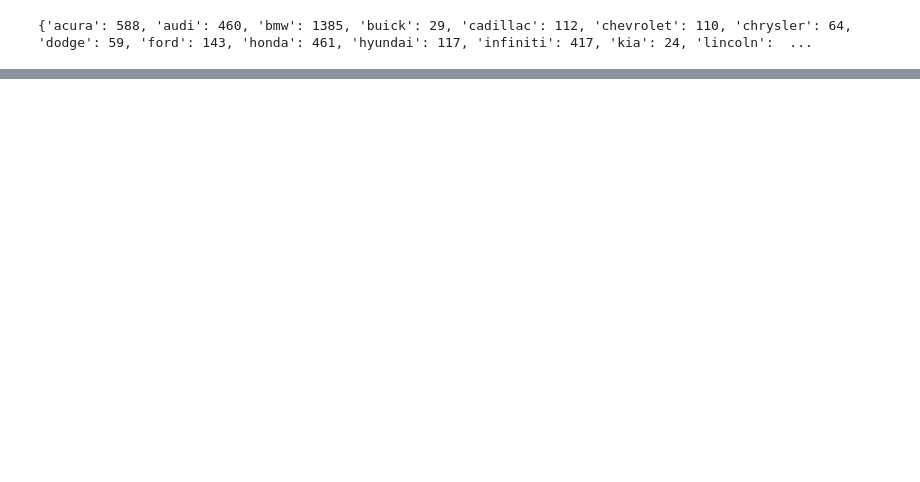
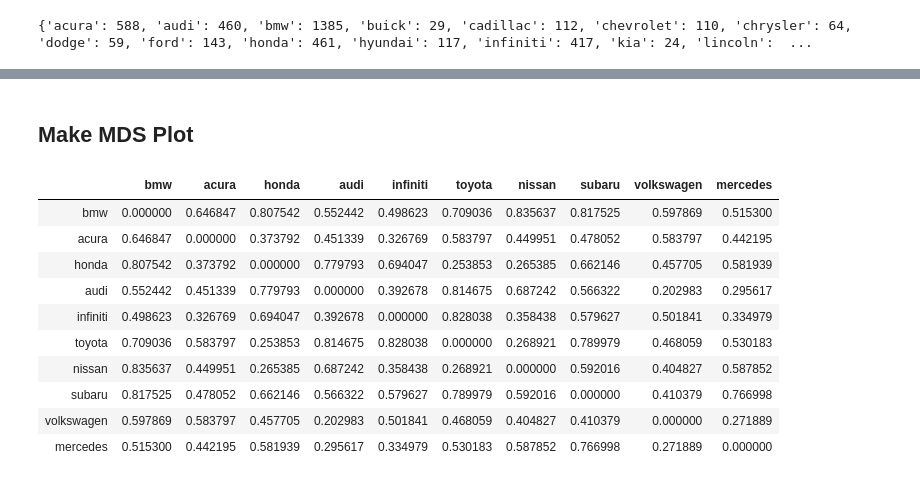
Before and after one commit to datajake-hill/text_hw1, a Jupyter notebook: HW1_Analysis.ipynb, the cells around one changed output, grey strips where cells are left out. Saved outputs shown, nothing was run; the diff lists cells and outputs as text; code cells hidden in the pictures; blank space fills up the shorter version.

```diff
--- a/HW1_Analysis.ipynb
+++ b/HW1_Analysis.ipynb
@@ -95,0 +233,25 @@ print(makes_dict)
+# %% [markdown]
+## Make MDS Plot
+# %%
+dissimilarity = lifts
+for i in range(10):
+    for j in range(10):
+        if i == j:
+            dissimilarity[i][j]=0
+        else:
+            dissimilarity[i][j] = 1/lifts[i][j]
+
+df_dissimilarity = pd.DataFrame(dissimilarity, columns=top_10, index = top_10)
+df_dissimilarity
+# %% [output]
+|  | bmw | acura | honda | audi | infiniti | toyota | nissan | subaru | volkswagen | mercedes |
+| bmw | 0.000000 | 0.646847 | 0.807542 | 0.552442 | 0.498623 | 0.709036 | 0.835637 | 0.817525 | 0.597869 | 0.515300 |
+| acura | 0.646847 | 0.000000 | 0.373792 | 0.451339 | 0.326769 | 0.583797 | 0.449951 | 0.478052 | 0.583797 | 0.442195 |
+| honda | 0.807542 | 0.373792 | 0.000000 | 0.779793 | 0.694047 | 0.253853 | 0.265385 | 0.662146 | 0.457705 | 0.581939 |
+| audi | 0.552442 | 0.451339 | 0.779793 | 0.000000 | 0.392678 | 0.814675 | 0.687242 | 0.566322 | 0.202983 | 0.295617 |
+| infiniti | 0.498623 | 0.326769 | 0.694047 | 0.392678 | 0.000000 | 0.828038 | 0.358438 | 0.579627 | 0.501841 | 0.334979 |
+| toyota | 0.709036 | 0.583797 | 0.253853 | 0.814675 | 0.828038 | 0.000000 | 0.268921 | 0.789979 | 0.468059 | 0.530183 |
+| nissan | 0.835637 | 0.449951 | 0.265385 | 0.687242 | 0.358438 | 0.268921 | 0.000000 | 0.592016 | 0.404827 | 0.587852 |
+| subaru | 0.817525 | 0.478052 | 0.662146 | 0.566322 | 0.579627 | 0.789979 | 0.592016 | 0.000000 | 0.410379 | 0.766998 |
+| volkswagen | 0.597869 | 0.583797 | 0.457705 | 0.202983 | 0.501841 | 0.468059 | 0.404827 | 0.410379 | 0.000000 | 0.271889 |
+| mercedes | 0.515300 | 0.442195 | 0.581939 | 0.295617 | 0.334979 | 0.530183 | 0.587852 | 0.766998 | 0.271889 | 0.000000 |
```
Also changed, not shown: parts of 30 cells of this notebook.
